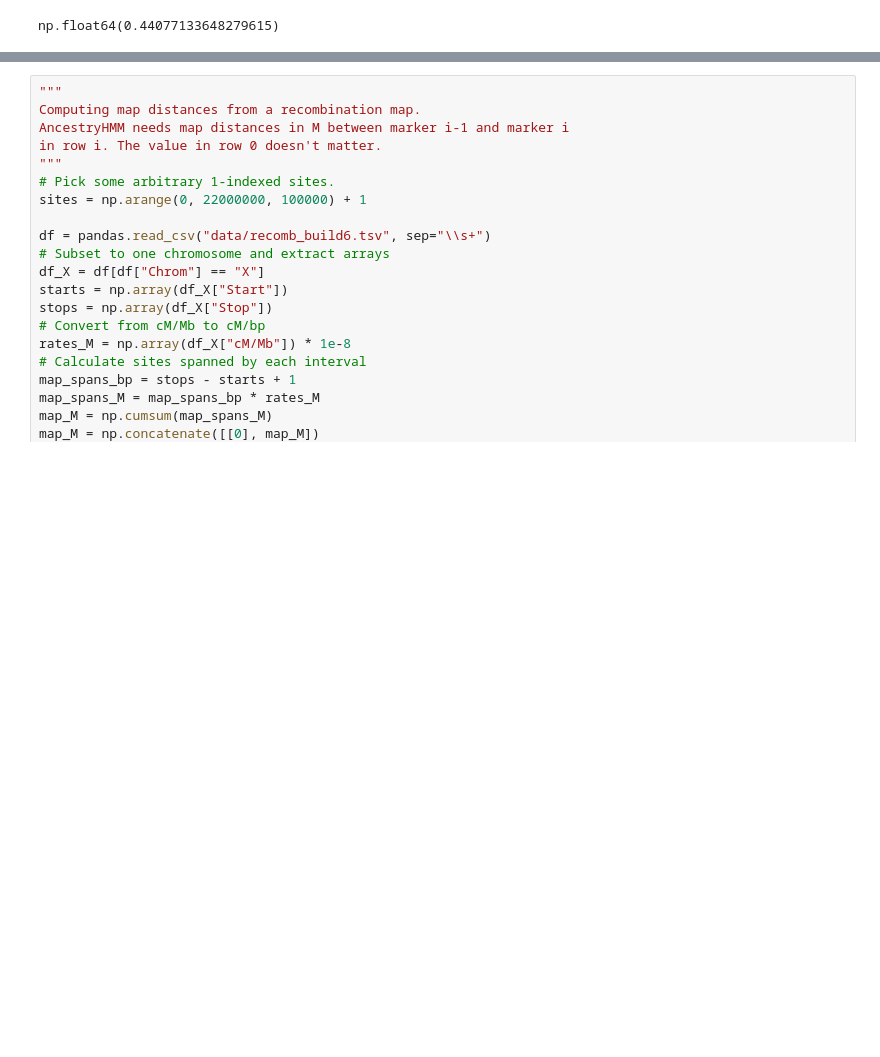
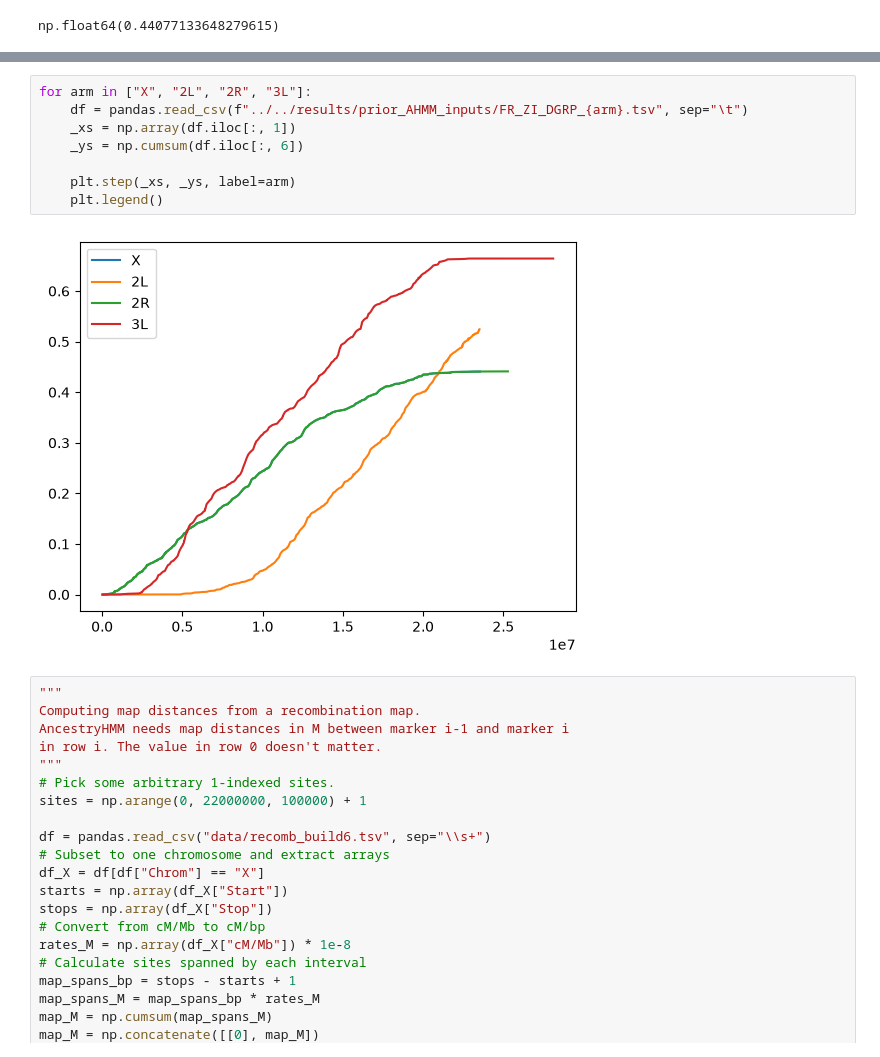
Before and after one commit to nwcol/dgrp_ancestry_disequilibrium, a Jupyter notebook: workflow/notebooks/prototypes.ipynb, the cells around one changed output, grey strips where cells are left out. Drawn from its saved outputs; the diff is of its cells as text; blank space fills up the shorter version.

```diff
--- a/workflow/notebooks/prototypes.ipynb
+++ b/workflow/notebooks/prototypes.ipynb
@@ -307,3 +389,13 @@ np.float64(0.44077133648279615)
+# %%
+for arm in ["X", "2L", "2R", "3L"]:
+    df = pandas.read_csv(f"../../results/prior_AHMM_inputs/FR_ZI_DGRP_{arm}.tsv", sep="\t")
+    _xs = np.array(df.iloc[:, 1])
+    _ys = np.cumsum(df.iloc[:, 6])
+
+    plt.step(_xs, _ys, label=arm)
+    plt.legend()
+# %% [output]
+[figure, added]
 # %%
 """
 Computing map distances from a recombination map.
```
Also changed, not shown: parts of 2 cells of this notebook, 10 other files.
